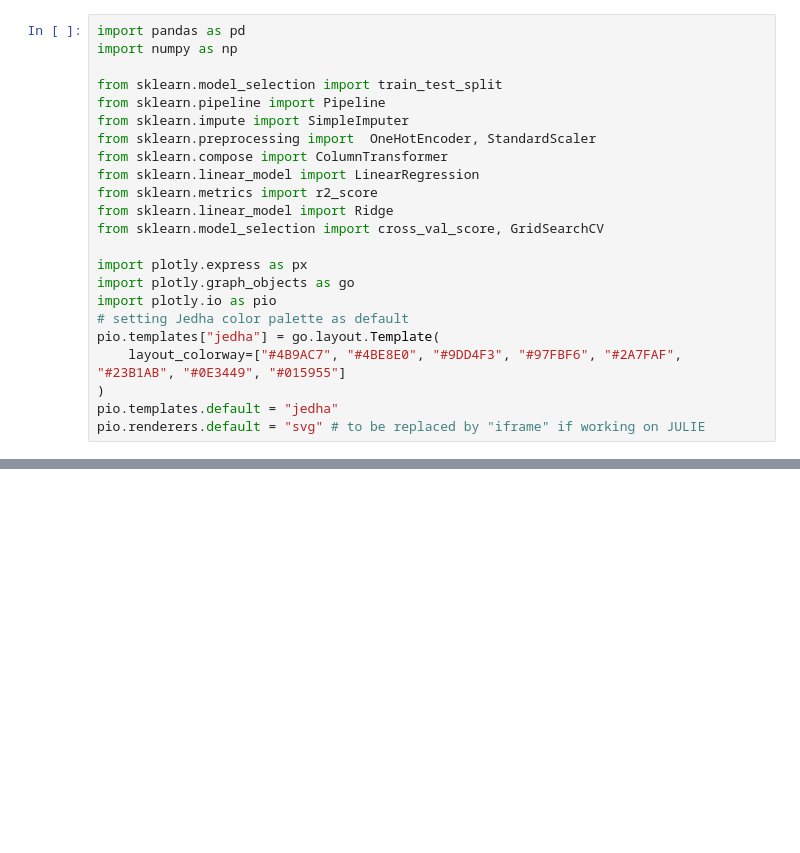
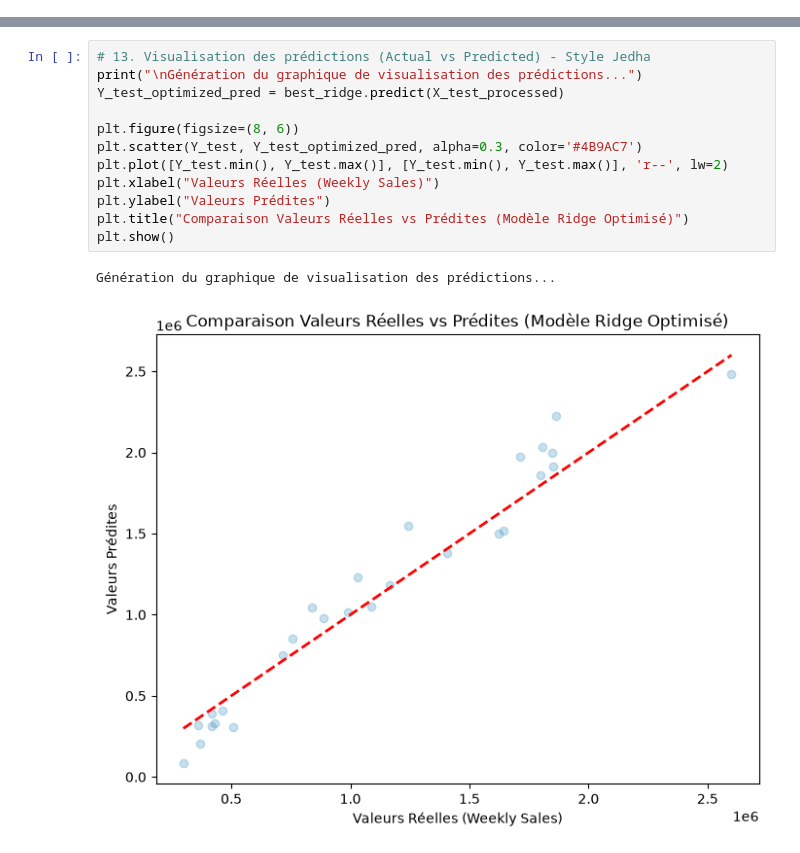
Before and after one commit to Carelle777/projet-walmart-sales, a Jupyter notebook: 01-Walmart_sales.ipynb, the cells around one changed output, grey strips where cells are left out. Saved outputs shown, nothing was run; the diff lists cells and outputs as text; blank space fills up the shorter version.

Commit message:
Walmart : notebook remis au propre, graphique de départ, requirements et README avec mes résultats

```diff
--- a/01-Walmart_sales.ipynb
+++ b/01-Walmart_sales.ipynb
@@ -1,23 +0,0 @@
-# %%
-import pandas as pd
-import numpy as np
-
-from sklearn.model_selection import train_test_split
-from sklearn.pipeline import Pipeline
-from sklearn.impute import SimpleImputer
-from sklearn.preprocessing import  OneHotEncoder, StandardScaler
-from sklearn.compose import ColumnTransformer
-from sklearn.linear_model import LinearRegression
-from sklearn.metrics import r2_score
-from sklearn.linear_model import Ridge
-from sklearn.model_selection import cross_val_score, GridSearchCV
-
-import plotly.express as px
-import plotly.graph_objects as go
-import plotly.io as pio
-# setting Jedha color palette as default
-pio.templates["jedha"] = go.layout.Template(
-    layout_colorway=["#4B9AC7", "#4BE8E0", "#9DD4F3", "#97FBF6", "#2A7FAF", "#23B1AB", "#0E3449", "#015955"]
-)
-pio.templates.default = "jedha"
-pio.renderers.default = "svg" # to be replaced by "iframe" if working on JULIE
@@ -326,0 +187,15 @@ RIDGE / R2 score on test set :  0.9358630190131586
+# %%
+# 13. Visualisation des prédictions (Actual vs Predicted) - Style Jedha
+print("\nGénération du graphique de visualisation des prédictions...")
+Y_test_optimized_pred = best_ridge.predict(X_test_processed)
+
+plt.figure(figsize=(8, 6))
+plt.scatter(Y_test, Y_test_optimized_pred, alpha=0.3, color='#4B9AC7')
+plt.plot([Y_test.min(), Y_test.max()], [Y_test.min(), Y_test.max()], 'r--', lw=2)
+plt.xlabel("Valeurs Réelles (Weekly Sales)")
+plt.ylabel("Valeurs Prédites")
+plt.title("Comparaison Valeurs Réelles vs Prédites (Modèle Ridge Optimisé)")
+plt.show()
+# %% [output]
+Génération du graphique de visualisation des prédictions...
+[figure, added]
```
Also changed, not shown: parts of 34 cells of this notebook, 2 other files.
